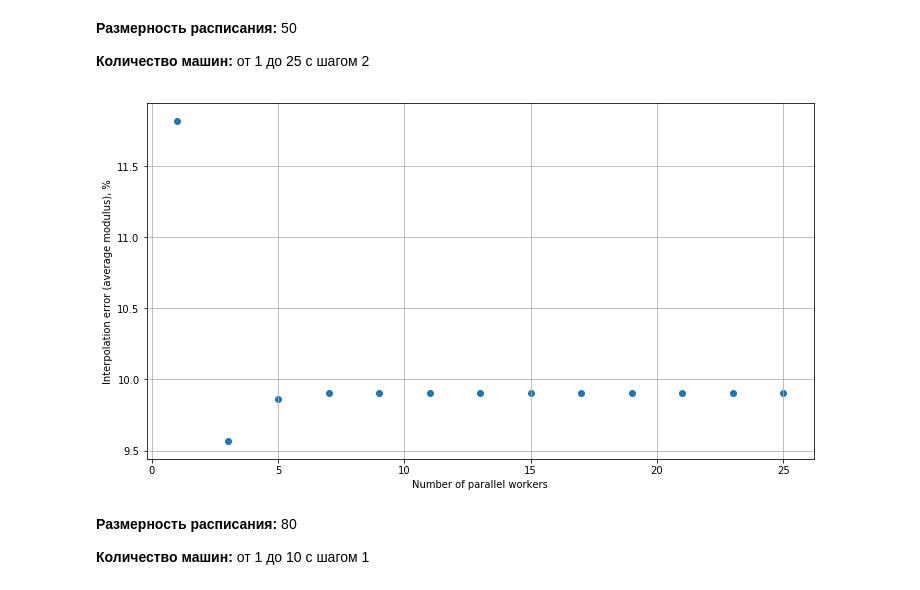
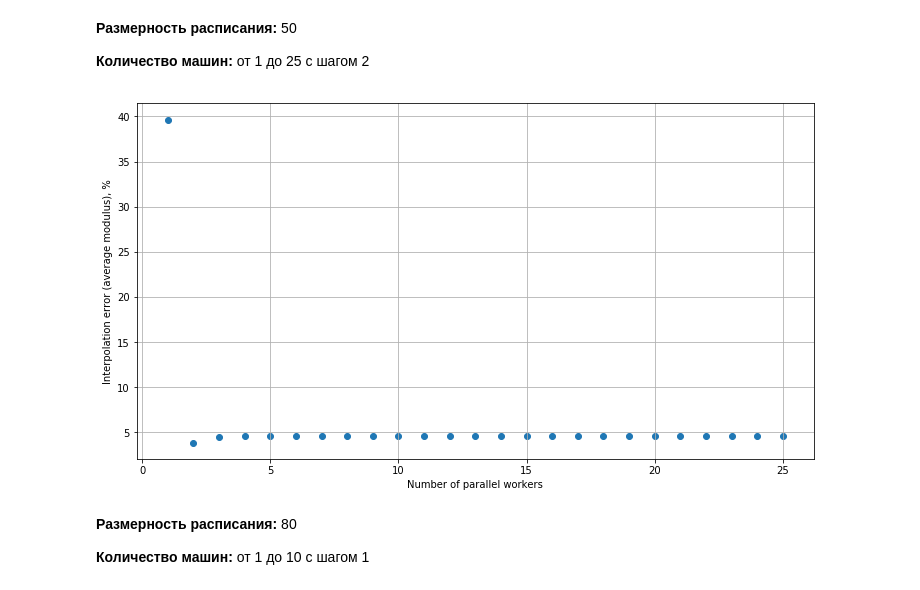
Before and after one commit to andtun/schedules, a Jupyter notebook: Greedy-MultipleTasks.ipynb, the cells around one changed output. Cells and saved outputs as stored; diff of their text form; code cells hidden in the pictures.

```diff
--- a/Greedy-MultipleTasks.ipynb
+++ b/Greedy-MultipleTasks.ipynb
@@ -261,6 +261,8 @@ for n in range(N_TASKS):
         Lmax = greedy_r(scaledSchedules[i], m)[0]
         prgBar.value = prgBar.value + 1
         approxResults.append((a, Lmax))
+    with open('./er/mlr50.json', 'w') as f:
+        json.dump(approxResults, f)
     approxResults = np.array(approxResults)
     trueIndex = np.where(np.isclose(approxResults[:,0], 1.))[0]
     if trueIndex:
@@ -330,6 +332,9 @@ display(pBar)
 for i in range(N_TASKS):
     m = i + 1
     C = cheb.Chebyshev.interpolate(test_schedule, 13, [0, 2])
+    toSerialize = np.append(approxResults, [realResult], axis=0).tolist()
+    with open("./er/mcr50.json", 'w') as f:
+        json.dump(toSerialize, f)
     approxResults = np.array(approxResults)
 
     x = approxResults[:,0]
@@ -362,7 +367,7 @@ IntProgress(value=0, max=10)
 # %% [markdown]
 # Зависимость ошибки интерполяции от числа машин
 # %%
-N_TASKS = 50
+N_TASKS = 20
 prgBar = IntProgress(min=0, max=N_TASKS)
 display(prgBar)
 #global realResult
@@ -371,14 +376,14 @@ display(prgBar)
 #global m
 globalResults = []
 for n in range(N_TASKS):
-    s = TaskSet(50)
+    s = TaskSet(25)
     prgBar.value += 1
     scaledSchedules = []
     for alpha in alphaRange:
         scaledSchedules.append(s.copy().scale_r(alpha))
     flattenedScaledSchedules = list(map(lambda x: x.array.flatten(), scaledSchedules))
     results = []
-    for m in range(1, 17, 2):
+    for m in range(1, 26, 1):
         #print("\rCurrently working with", n)
         approxResults = []
         if len(alphaRange) != len(scaledSchedules): raise RuntimeError()
@@ -397,6 +402,6 @@ for n in range(N_TASKS):
         poly = lagrange(x, y)
         results.append((poly(1.) - trueValue[1])/trueValue[1]*100)
     globalResults += [results]
-with open("greedyMultipleLagrange.json", 'w') as f:
+with open("1emlr50.json", 'w') as f:
     json.dump(globalResults, f)
 # %% [output]
@@ -498,7 +503,7 @@ pBar.value += 1
 ## Интерполяция Чебышева
 (Два графика: эксп. точки с разным шагом)
 # %%
-N_TASKS = 25
+N_TASKS = 20
 pBar = IntProgress(min=0, max=N_TASKS)
 display(pBar)
 global realResult
@@ -507,14 +512,14 @@ global s
 global m
 globalResults = []
 for i in range(N_TASKS):
-    s = TaskSet(80)
+    s = TaskSet(25)
     pBar.value += 1
     results = []
-    for n in range(1, 11, 1):
+    for n in range(1, 26, 1):
         m = n
         C = cheb.Chebyshev.interpolate(test_schedule, 13, [0, 2])
         results.append((C(1.) - realResult[1])/realResult[1]*100)
     globalResults += [results]
-with open("greedyMultipleChebyshev-minscale.json", 'w') as f:
+with open("2emcr50.json", 'w') as f:
     json.dump(globalResults, f)
 # %% [output]
@@ -546,26 +551,26 @@ IntProgress(value=0, max=50)
 
 **Количество машин:** от 1 до 25 с шагом 2
 # %%
-with open("greedyMultipleChebyshev.json", 'r') as f:
+with open("2emcr50.json", 'r') as f:
     globalResults = json.load(f)
 globalResults = np.array(globalResults).T
 x = []
 y = []
 for i, res in enumerate(globalResults):
-    x.append(2*i + 1)
+    x.append(i+1)
     y.append(np.mean(np.abs(res)))
 fig, axes = plt.subplots(nrows=1, ncols=1, figsize=(10, 5.5), constrained_layout=True)
 #fig.suptitle("Зависимость ошибки интерполяции от кол-ва машин")
 axes.scatter(x, y, label="Experimental data")
 #axes.plot(xp, yp, label="Interpolation")
 axes.grid()
 axes.set_xlabel("Number of parallel workers")
 axes.set_ylabel("Interpolation error (average modulus), %")
 #axes.plot(realResult[0], realResult[1], 'ro', label="True value", alpha=0.5)
 #axes.legend()
 pBar.value += 1
 # %% [output]
-[figure, old version]
+[figure, new version]
 # %% [markdown]
 **Размерность расписания:** 80
 
```
Also changed, not shown: parts of 5 cells of this notebook, 2 other files.
